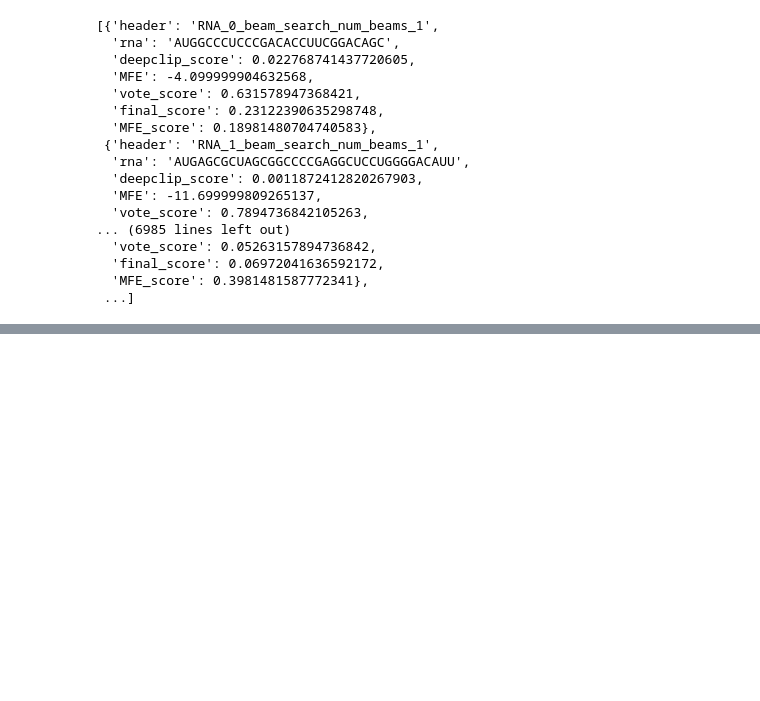
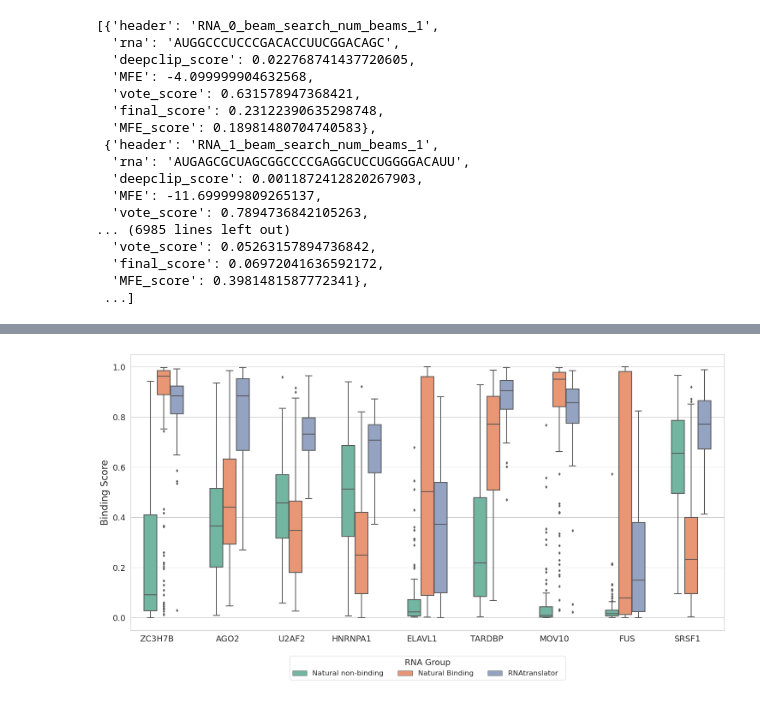
Before and after one commit to hhhhhhhqa/RNAtranslator, a Jupyter notebook: generate.ipynb, the cells around one changed output, grey strips where cells are left out. Cells and saved outputs as stored; diff of their text form; code cells hidden in the pictures; blank space fills up the shorter version.

```diff
--- a/generate.ipynb
+++ b/generate.ipynb
@@ -29,7 +29,7 @@ def parse_opt():
     parser.add_argument('--model-hyp', default="/data6/sobhan/RLLM/hyps/t5.yaml", type=str, help='Model hyperparameters')
 
     # Generation Configurations
-    parser.add_argument('--checkpoints', default='/data6/sobhan/rllm/results/train/t5/run3_20240822-152114/checkpoints/checkpoint-349800', type=str, help='Load Model')
+    parser.add_argument('--checkpoints', default='/data6/sobhan/RLLM/finetune/run3_20240822-152114/checkpoints/checkpoint-350600', type=str, help='Load Model')
     parser.add_argument('--eval-dir', default="/data6/sobhan/RLLM/results/validation/pool", type=str, help='Output dir of the evaluation')
     parser.add_argument('--proteins', nargs='+', default=['hnrpnc', 'ago2', 'elavl1', 'rbm5'], type=str, help='List of protein names or IDs')
     parser.add_argument('--rna_num', default=128, type=int, help='Number of RNAs to generate per setting')
@@ -102,3 +102,5 @@ def gen_rna_batch(model, prot_ids, dec_tok, num_candidates, tolerance=5, max_tok
         candidate_rnas.extend(new_candidates)
         candidate_rnas = candidate_rnas[:num_candidates]
     return candidate_rnas
+# %%
+protein_seq = read_protein_from_csv("rbm5", file_path="/data6/sobhan/dataset/proteins/protein_seqs.csv")
@@ -420,0 +547,48 @@ candidates
+# %%
+import os
+import matplotlib.pyplot as plt
+import seaborn as sns
+import numpy as np
+
+# Set the figure size and academic-style parameters
+plt.figure(figsize=(15, 8))
+sns.set_context("paper", font_scale=1.5)
+sns.set_style("whitegrid")
+
+# Create the boxplot with an added linewidth between protein groups
+ax = sns.boxplot(
+    x="Protein", y="Score", hue="Group", data=df,
+    palette="Set2", width=0.6, linewidth=1.5, fliersize=3
+)
+
+# # Add a thin separation line between proteins
+# for i in range(df["Protein"].nunique() - 1):
+#     plt.axvline(i + 0.5, color='gray', linestyle='dashed', linewidth=1)
+
+# Titles and labels
+# plt.title("Binding Score by Protein and RNA Group", fontsize=18, fontweight='bold')
+plt.xlabel("", fontsize=16, fontweight='bold')
+plt.ylabel("Binding Score", fontsize=16)
+
+# Adjust tick labels for clarity
+xticks = np.arange(len(df["Protein"].unique()))  # Get x-tick positions
+plt.xticks(xticks + 0.15, df["Protein"].unique(), fontsize=14, ha='right')
+
+plt.yticks(fontsize=14)
+
+# Move the legend outside the plot
+plt.legend(
+    title="RNA Group", fontsize=12, title_fontsize=14,
+    loc="upper center", bbox_to_anchor=(0.5, -0.08), ncol=3, frameon=True, shadow=False,
+)
+
+plt.tight_layout()
+
+# Create output directory and save the figure in high resolution
+output_dir = os.path.join(eval_dir, "deepclip")
+os.makedirs(output_dir, exist_ok=True)
+output_path = os.path.join(output_dir, "combined_boxplot.png")
+plt.savefig(output_path, dpi=600, bbox_inches="tight")  # Higher DPI for academic use
+plt.show()
+# %% [output]
+[figure, added]
```
Also changed, not shown: parts of 24 cells of this notebook, 10 other files.
